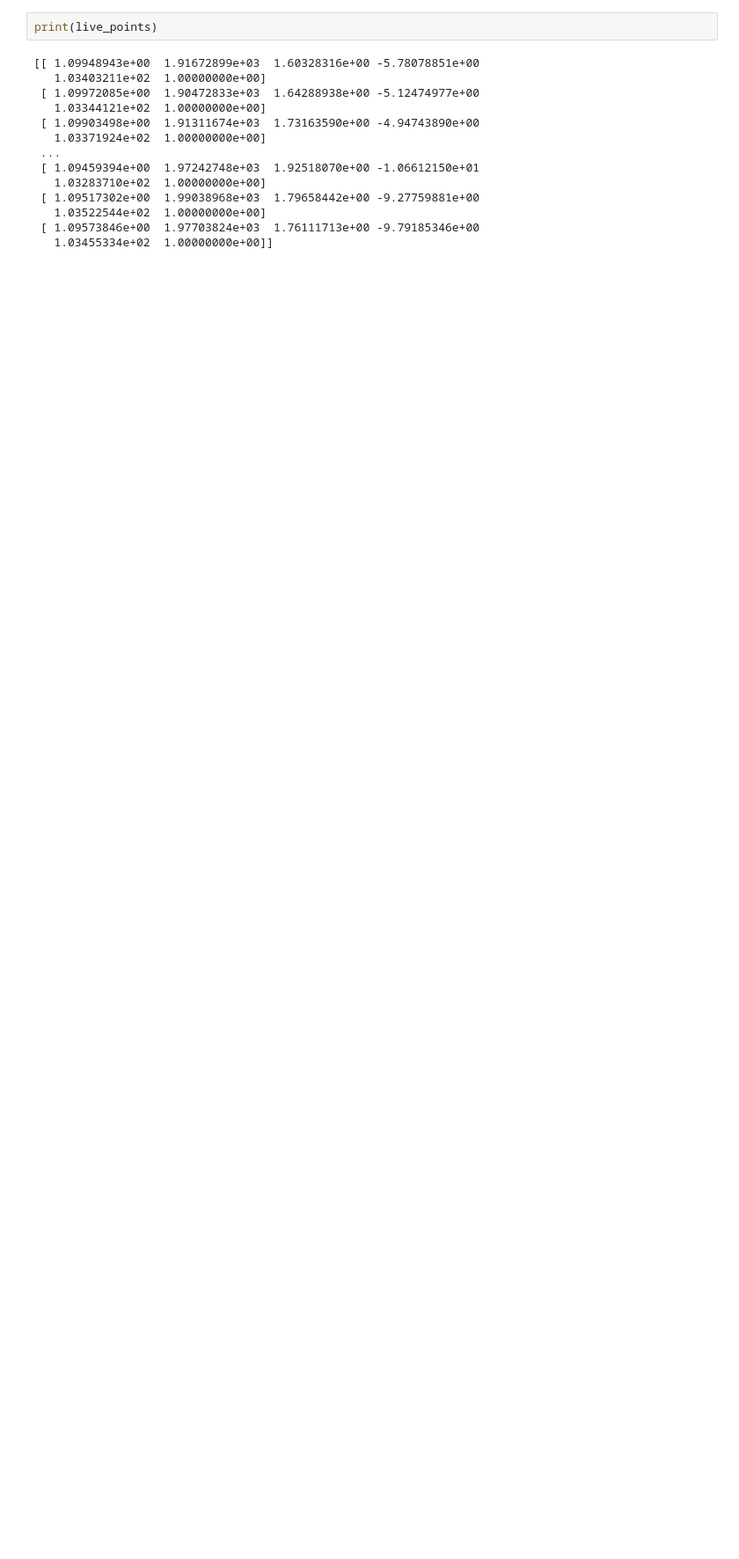
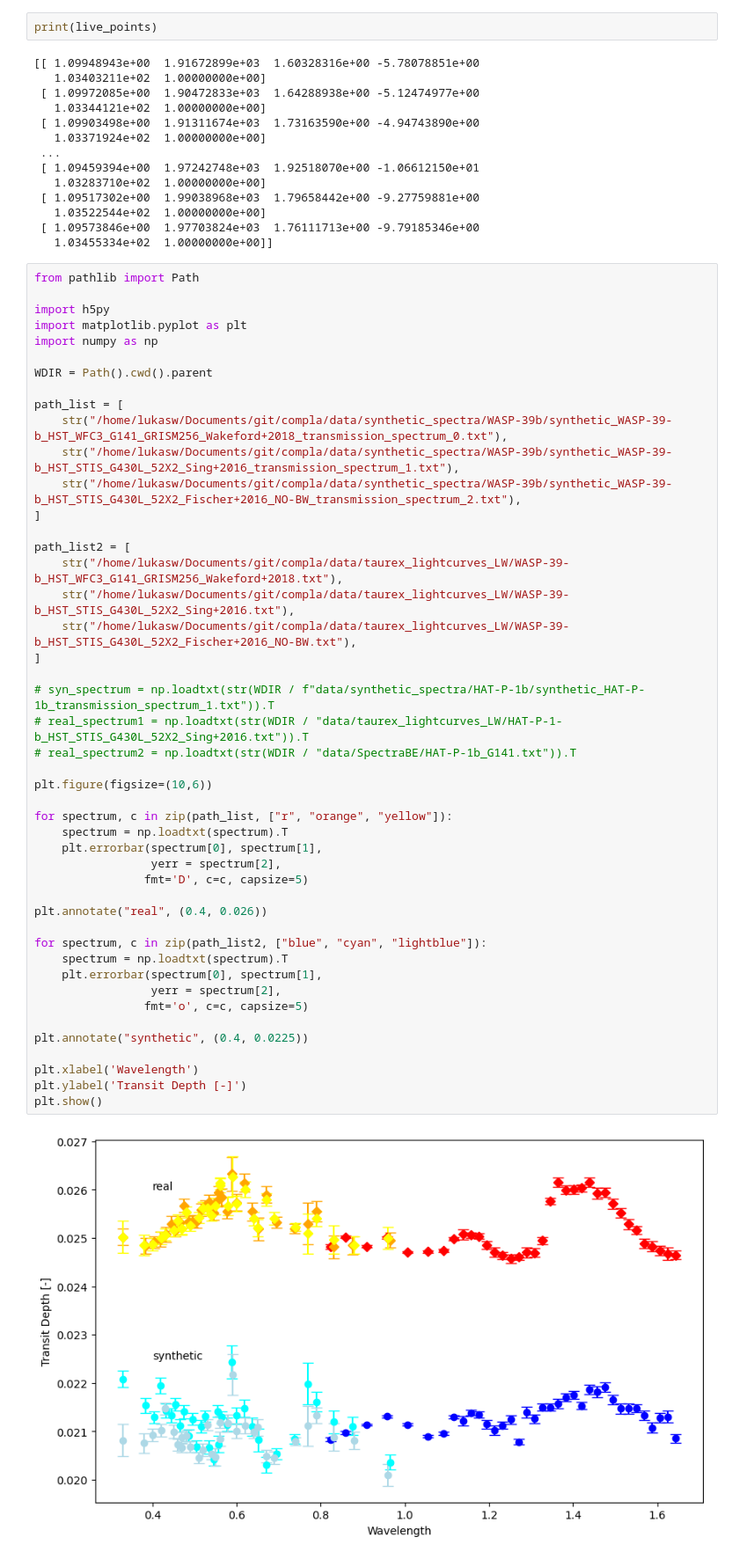
Before and after one commit to lwelzel/compla, a Jupyter notebook: src/text_read_taurex_outfiles.ipynb, the cells around one changed output. Shown at 88% size. Drawn from its saved outputs; the diff is of its cells as text; blank space fills up the shorter version.

```diff
--- a/src/text_read_taurex_outfiles.ipynb
+++ b/src/text_read_taurex_outfiles.ipynb
@@ -136,3 +135,51 @@ print(live_points)
    1.03522544e+02  1.00000000e+00]
  [ 1.09573846e+00  1.97703824e+03  1.76111713e+00 -9.79185346e+00
    1.03455334e+02  1.00000000e+00]]
+# %%
+from pathlib import Path
+
+import h5py
+import matplotlib.pyplot as plt
+import numpy as np
+
+WDIR = Path().cwd().parent
+
+path_list = [
+    str("/home/lukasw/Documents/git/compla/data/synthetic_spectra/WASP-39b/synthetic_WASP-39-b_HST_WFC3_G141_GRISM256_Wakeford+2018_transmission_spectrum_0.txt"),
+    str("/home/lukasw/Documents/git/compla/data/synthetic_spectra/WASP-39b/synthetic_WASP-39-b_HST_STIS_G430L_52X2_Sing+2016_transmission_spectrum_1.txt"),
+    str("/home/lukasw/Documents/git/compla/data/synthetic_spectra/WASP-39b/synthetic_WASP-39-b_HST_STIS_G430L_52X2_Fischer+2016_NO-BW_transmission_spectrum_2.txt"),
+]
+
+path_list2 = [
+    str("/home/lukasw/Documents/git/compla/data/taurex_lightcurves_LW/WASP-39-b_HST_WFC3_G141_GRISM256_Wakeford+2018.txt"),
+    str("/home/lukasw/Documents/git/compla/data/taurex_lightcurves_LW/WASP-39-b_HST_STIS_G430L_52X2_Sing+2016.txt"),
+    str("/home/lukasw/Documents/git/compla/data/taurex_lightcurves_LW/WASP-39-b_HST_STIS_G430L_52X2_Fischer+2016_NO-BW.txt"),
+]
+
+# syn_spectrum = np.loadtxt(str(WDIR / f"data/synthetic_spectra/HAT-P-1b/synthetic_HAT-P-1b_transmission_spectrum_1.txt")).T
+# real_spectrum1 = np.loadtxt(str(WDIR / "data/taurex_lightcurves_LW/HAT-P-1-b_HST_STIS_G430L_52X2_Sing+2016.txt")).T
+# real_spectrum2 = np.loadtxt(str(WDIR / "data/SpectraBE/HAT-P-1b_G141.txt")).T
+
+plt.figure(figsize=(10,6))
+
+for spectrum, c in zip(path_list, ["r", "orange", "yellow"]):
+    spectrum = np.loadtxt(spectrum).T
+    plt.errorbar(spectrum[0], spectrum[1],
+                 yerr = spectrum[2],
+                fmt='D', c=c, capsize=5)
+
+plt.annotate("real", (0.4, 0.026))
+
+for spectrum, c in zip(path_list2, ["blue", "cyan", "lightblue"]):
+    spectrum = np.loadtxt(spectrum).T
+    plt.errorbar(spectrum[0], spectrum[1],
+                 yerr = spectrum[2],
+                fmt='o', c=c, capsize=5)
+
+plt.annotate("synthetic", (0.4, 0.0225))
+
+plt.xlabel('Wavelength')
+plt.ylabel('Transit Depth [-]')
+plt.show()
+# %% [output]
+[figure, added]
```
Also changed, not shown: parts of 4 cells of this notebook, 5 other files.
